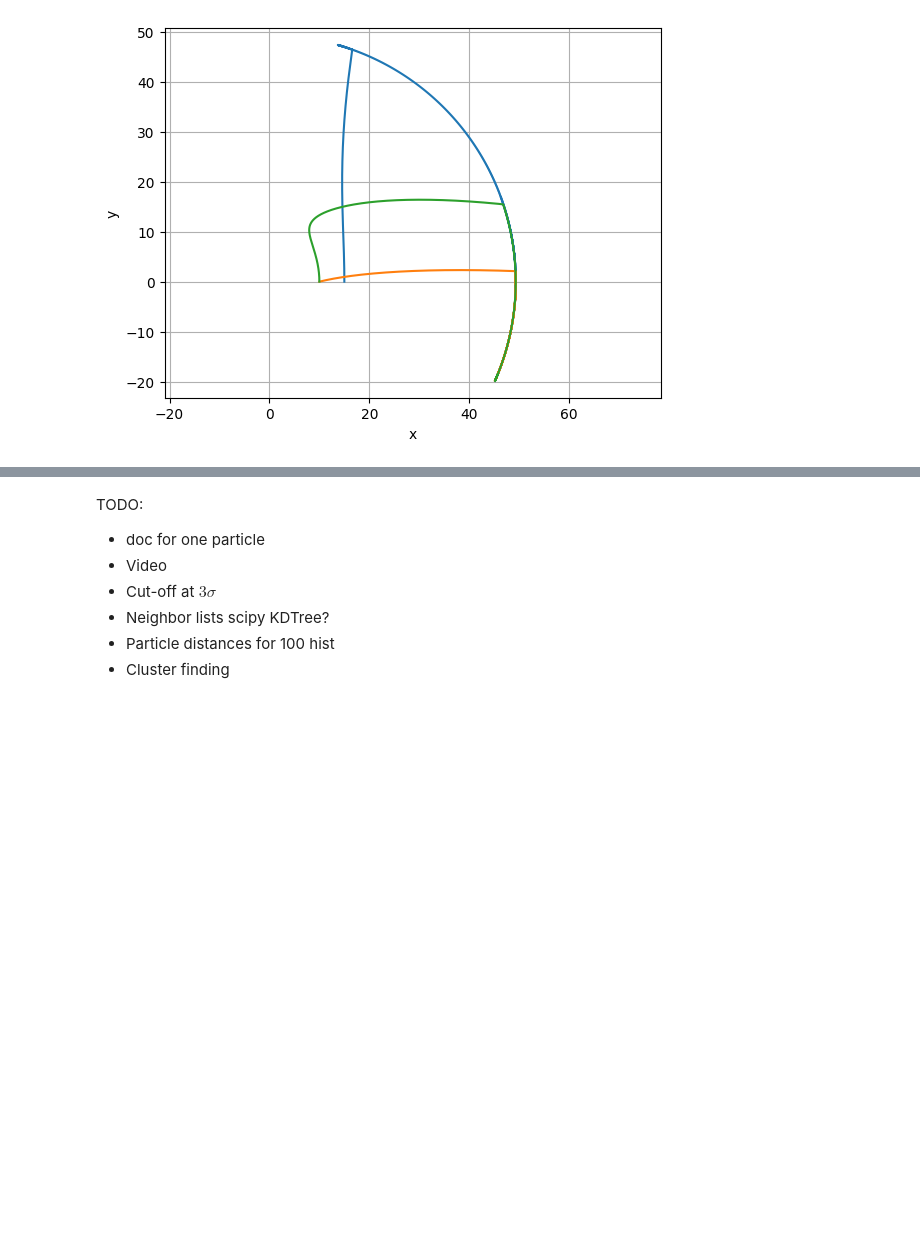
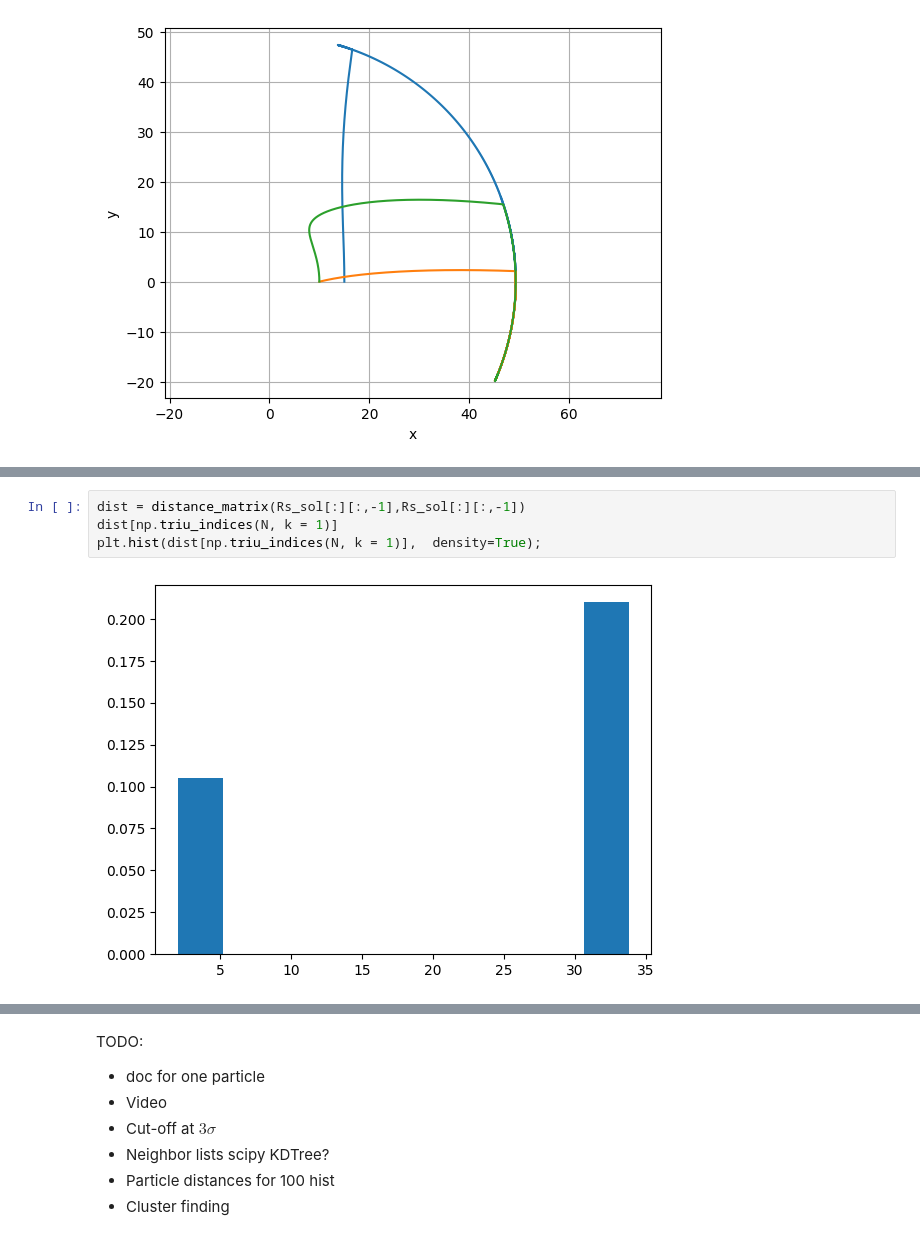
Before and after one commit to dzinty/microswimmers, a Jupyter notebook: many_swimmers_euler.ipynb, the cells around one changed output, grey strips where cells are left out. Drawn from its saved outputs; the diff is of its cells as text; blank space fills up the shorter version.

```diff
--- a/many_swimmers_euler.ipynb
+++ b/many_swimmers_euler.ipynb
@@ -365,0 +392,6 @@ axs.axis('equal');
+# %%
+dist = distance_matrix(Rs_sol[:][:,-1],Rs_sol[:][:,-1])
+dist[np.triu_indices(N, k = 1)]
+plt.hist(dist[np.triu_indices(N, k = 1)],  density=True);
+# %% [output]
+[figure, added]
```
Also changed, not shown: parts of 16 cells of this notebook.
